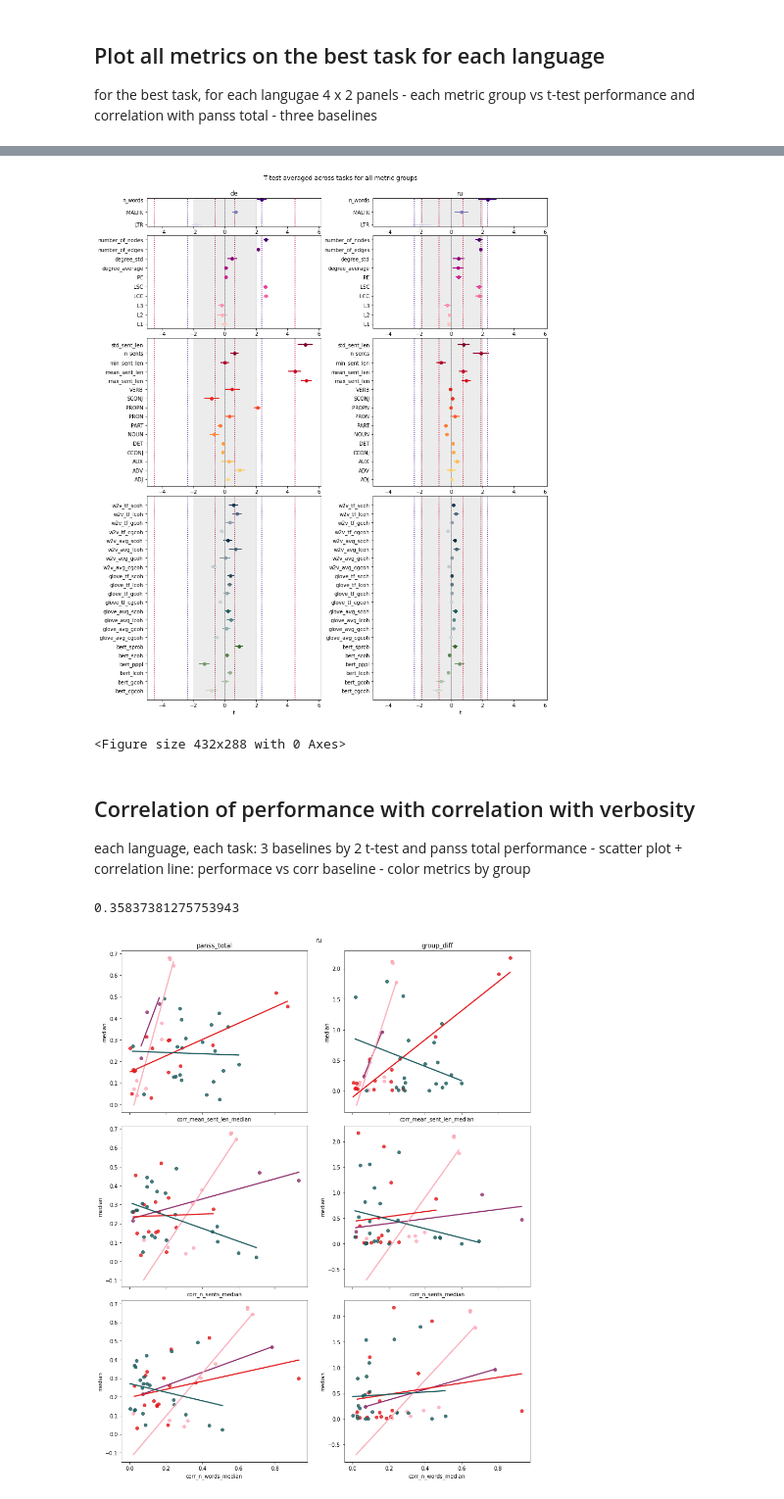
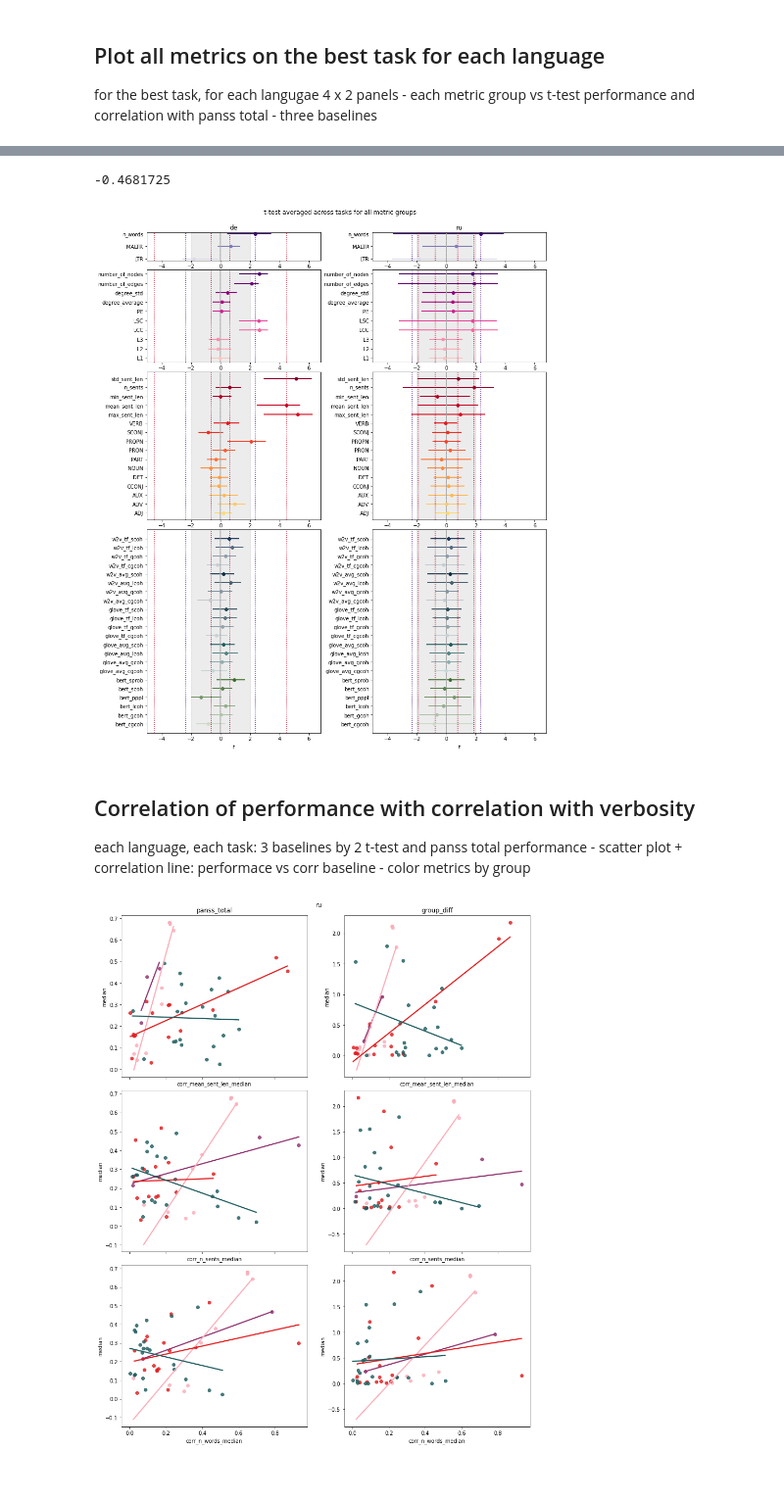
Before and after one commit to flying-bear/MA_thesis, a Jupyter notebook: images_for_paper.ipynb, the cells around one changed output, grey strips where cells are left out. Shown at 98% size. Cells and saved outputs as stored; diff of their text form; code cells hidden in the pictures.

```diff
--- a/images_for_paper.ipynb
+++ b/images_for_paper.ipynb
@@ -301,6 +343,13 @@ def SE_low_high_task_performance(df, metric_name, lang, scale, key='median', abs
         data = data.abs()
     se = np.std(data) / np.sqrt(len(data))
     return np.nanmean(data) - se,  np.nanmean(data) + se
+# %%
+def mean_CI_low_high_task_performance(df, metric_name, lang, scale, key='median', abs_=True):
+    data = df[(df['lang'] == lang) & (df['metric_name'] == metric_name) & (df['scale'] == scale)]
+    if abs_:
+        data = data.abs()
+    CI_low, CI_high = np.nanmean(data['CI_low']), np.nanmean(data['CI_high'])
+    return CI_low, CI_high
 # %%
 # fig, axes = plt.subplots(4, 2, figsize=(14, 18), sharex=True, gridspec_kw={'height_ratios': [3, 10, 16, 22]})
 # plt.subplots_adjust(hspace=0.08, wspace=0.3)
@@ -325,18 +374,21 @@ def SE_low_high_task_performance(df, metric_name, lang, scale, key='median', abs
 # # plt.savefig(f'{PATH_FIG}panss_total_best_task_all_metrics_across_languages.png', dpi=dpi, bbox_inches = 'tight')
 # %%
 mean_data = []
-for lang in ["ru", "de"]:
+for lang in ["de", "ru"]:
     for metric_name in metric_to_color:
         for scale in ['panss_total', 'group_diff']:
             perfromance_metric = long_df[long_df['scale'] == scale]['performance_metric'].unique()[0]
             metric_group = long_df[long_df['metric_name'] == metric_name]["metric_group"].values[0]
             mean = mean_task_performance(long_df, metric_name, lang, scale, abs_=False)
             mean_SE_low, mean_SE_high = SE_low_high_task_performance(long_df, metric_name, lang, scale, abs_=False)
+            mean_CI_low, mean_CI_high = mean_CI_low_high_task_performance(long_df, metric_name, lang, scale, abs_=False)
             mean_data.append((lang, 'mean', scale, perfromance_metric,
-                              metric_name, metric_group, mean, mean_SE_low, mean_SE_high))
+                              metric_name, metric_group, mean,
+                              mean_CI_low, mean_CI_high, mean_SE_low, mean_SE_high))
 # %%
 task_mean_df = pd.DataFrame(mean_data, columns=['lang', 'task', 'scale', 'perfromance_metric',
-                                                'metric_name', 'metric_group', 'median', 'CI_low', 'CI_high'])
+                                                'metric_name', 'metric_group', 'median',
+                                                'CI_low', 'CI_high', 'SE_low', 'SE_high'])
 # %%
 fig, axes = plt.subplots(4, 2, figsize=(14, 18), sharex=True, gridspec_kw={'height_ratios': [3, 10, 16, 22]})
 plt.subplots_adjust(hspace=0.08, wspace=0.3)
@@ -352,10 +404,9 @@ for i, metric_group in enumerate(['lexical', 'graph', 'syntactic', 'LM']):
         if i == 0:
             ax.set_title(f"{lang}")
         if i == 3:
-            ax.set_xlabel("$r^2$")
+            ax.set_xlabel("$r$")
 
-fig.suptitle("Correlation with panss_total averaged across tasks for all metric groups", y=0.915);
+fig.suptitle("Correlation with PANSS total averaged across tasks for all metric groups", y=0.915);
+plt.savefig(f'{PATH_FIG}panss_total_mean_task_all_metrics_across_languages.png', dpi=dpi, bbox_inches = 'tight')
 plt.show()
-
-plt.savefig(f'{PATH_FIG}panss_total_mean_task_all_metrics_across_languages.png', dpi=dpi, bbox_inches = 'tight')
 # %% [output]
@@ -406,27 +460,29 @@ task_mean_df[(task_mean_df['lang'] == 'ru') & (task_mean_df['scale'] == 'group_d
+# %%
+np.mean([-0.472083, -0.464262])
+# %% [output]
+-0.4681725
 # %%
 fig, axes = plt.subplots(4, 2, figsize=(14, 18), sharex=True, gridspec_kw={'height_ratios': [3, 10, 16, 22]})
 plt.subplots_adjust(hspace=0.08, wspace=0.3)
 
 for i, metric_group in enumerate(['lexical', 'graph', 'syntactic', 'LM']):
     for j, lang in enumerate(["de", "ru"]):
         ax = axes[i, j]
         data = get_data(task_mean_df, lang, 'mean', metric_group, scale='group_diff')
         plot_horisontal_ci_ax(data, ax, palette=metric_to_color, xlabel=None)
         add_control_lines(ax, task_mean_df, lang, 'mean', scale='group_diff')
         add_grey(ax, r=2)
         ax.xaxis.set_tick_params(labelbottom=True)
         if i == 0:
             ax.set_title(f"{lang}")
         if i == 3:
-            ax.set_xlabel("t")
+            ax.set_xlabel("$t$")
 
-fig.suptitle("T-test averaged across tasks for all metric groups", y=0.915);
+fig.suptitle("t-test averaged across tasks for all metric groups", y=0.915);
+plt.savefig(f'{PATH_FIG}t-test_mean_task_all_metrics_across_languages.png', dpi=300, bbox_inches = 'tight')
 plt.show()
-
-plt.savefig(f'{PATH_FIG}t-test_mean_task_all_metrics_across_languages.png', dpi=dpi, bbox_inches = 'tight')
 # %% [output]
-[figure, old version]
+[figure, new version]
-<Figure size 432x288 with 0 Axes>
 # %% [markdown]
 ## Correlation of performance with correlation with verbosity
 
@@ -438,10 +494,6 @@ def corr_nan(df, col1, col2, abs_=True):
     c2 = abs(dropped_c[col2]) if abs_ else dropped_c[col2]
     r_c = stats.pearsonr(c1, c2)[0]
     return r_c
-# %%
-corr_nan(ex, 'median', 'corr_n_words_median')
-# %% [output]
-0.35837381275753943
 # %%
 lang="ru"
 fig, axes = plt.subplots(3, 2, figsize=(14, 18), sharex=True)
```
Also changed, not shown: parts of 47 cells of this notebook.
